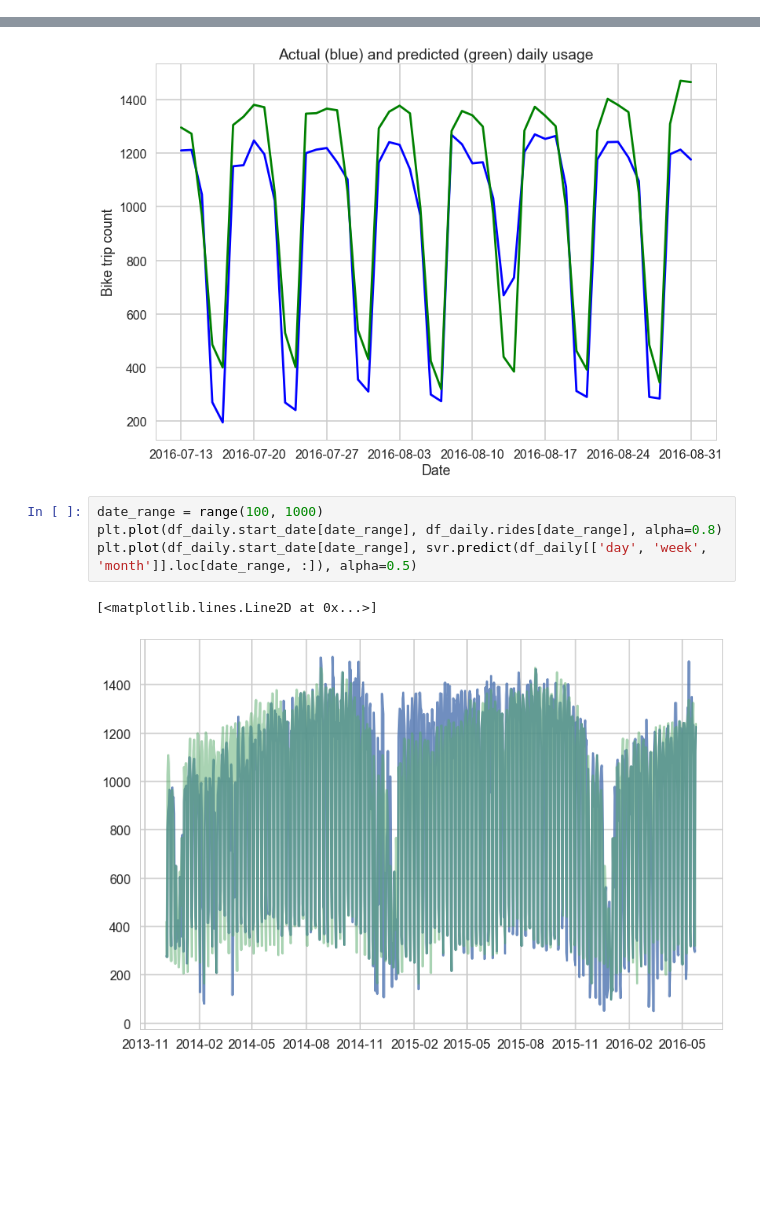
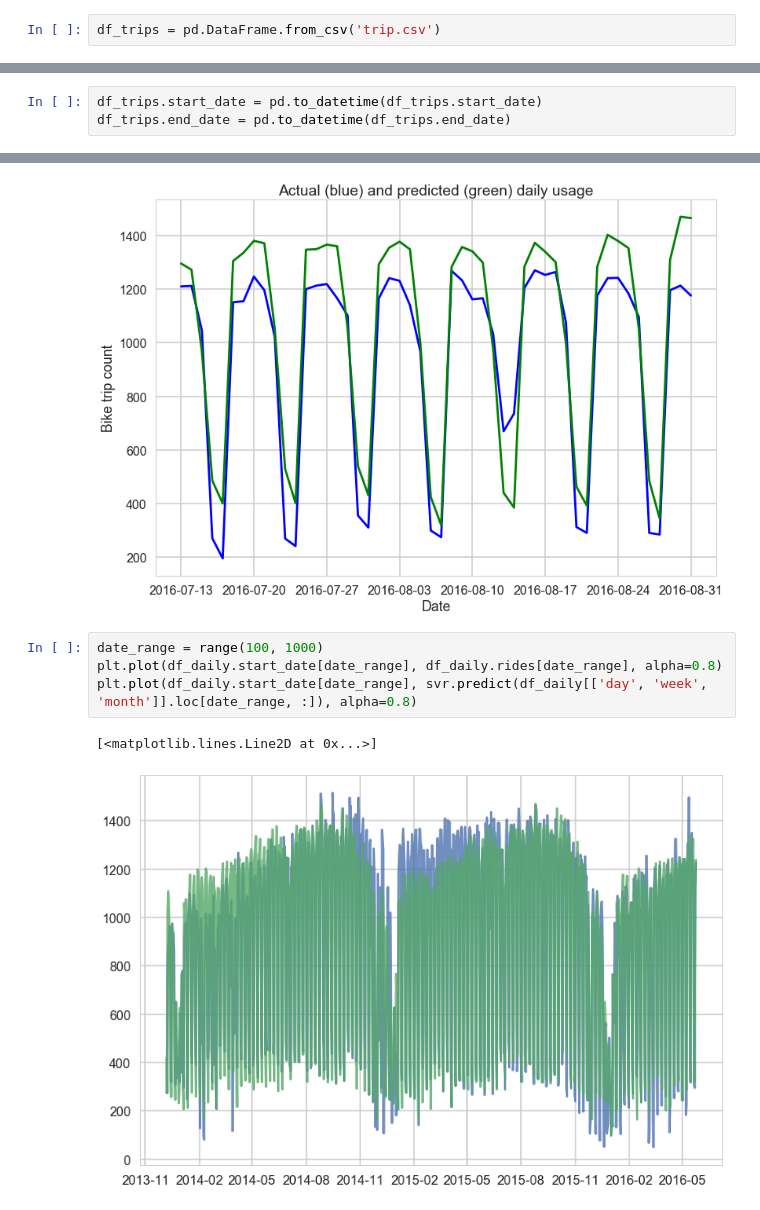
Before and after one commit to 2204bestdvd/Springboard-capstone, a Jupyter notebook: bike_share_prediction.ipynb, the cells around one changed output, grey strips where cells are left out. Cells and saved outputs as stored; diff of their text form; blank space fills up the shorter version.

```diff
--- a/bike_share_prediction.ipynb
+++ b/bike_share_prediction.ipynb
@@ -53,3 +37,5 @@ Finished at 2017-05-18 15:08:53.
+# %%
+df_trips = pd.DataFrame.from_csv('trip.csv')
 # %%
 df_trips = df_trips.sort_values('trip_id')
 df_trips.head()
@@ -65,4 +51,7 @@ df_trips.head()
 # %% [markdown]
 #### 1. Daily bike usage prediction
 We start by predicting the daily bike usage. We would like to define the daily usage as the number of trips that "occurs" in a day, one intuitive way is to count the number of trips that start in a day. However, one potential problem is that some trips may span across days (either a very long time period or a trip occurring around midnight).
+# %%
+df_trips.start_date = pd.to_datetime(df_trips.start_date)
+df_trips.end_date = pd.to_datetime(df_trips.end_date)
 # %%
@@ -200,7 +248,7 @@ plt.title('Actual (blue) and predicted (green) daily usage')
 # %%
 date_range = range(100, 1000)
 plt.plot(df_daily.start_date[date_range], df_daily.rides[date_range], alpha=0.8)
-plt.plot(df_daily.start_date[date_range], svr.predict(df_daily[['day', 'week', 'month']].loc[date_range, :]), alpha=0.5)
+plt.plot(df_daily.start_date[date_range], svr.predict(df_daily[['day', 'week', 'month']].loc[date_range, :]), alpha=0.8)
 # %% [output]
 [<matplotlib.lines.Line2D at 0x...>]
-[figure, old version]
+[figure, new version]
```
Also changed, not shown: parts of 46 cells of this notebook, 1 other file.
